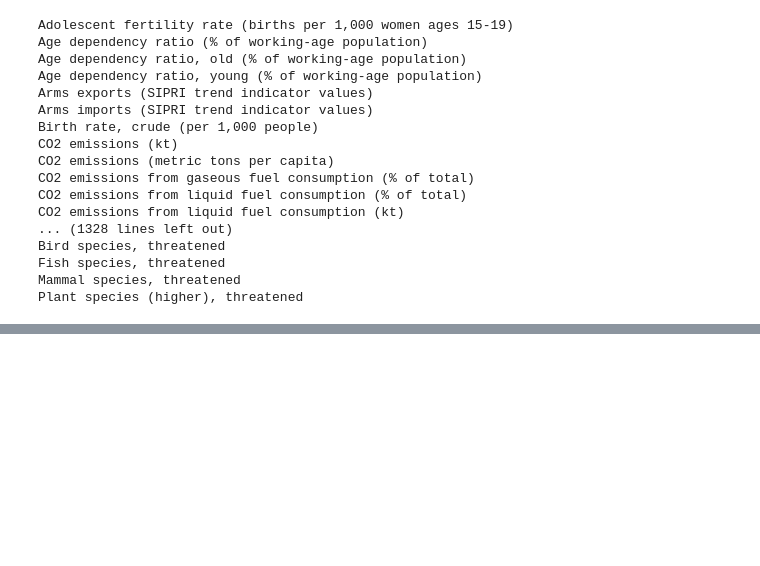
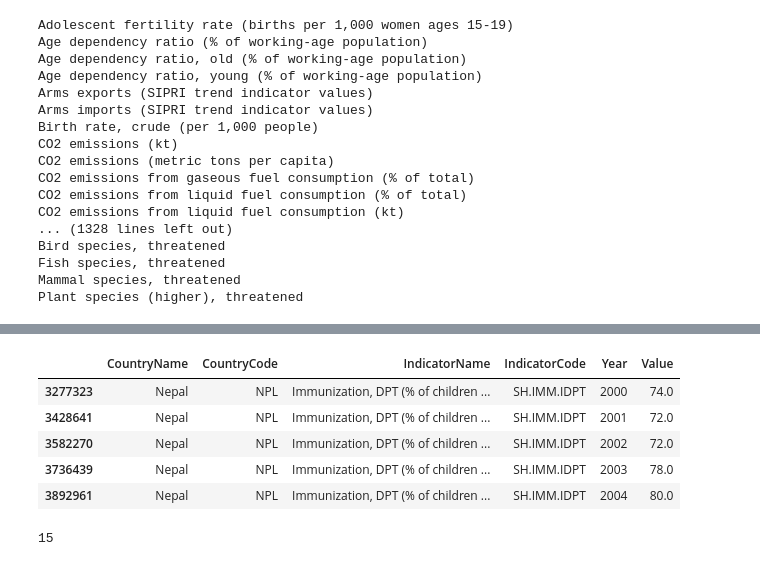
Before and after one commit to shiftypanda/python_data_science_course_san_diago_2019, a Jupyter notebook: week_6_mini_project_week/mini_project_notebook.ipynb, the cells around one changed output, grey strips where cells are left out. Saved outputs shown, nothing was run; the diff lists cells and outputs as text; code cells hidden in the pictures; blank space fills up the shorter version.

```diff
--- a/week_6_mini_project_week/mini_project_notebook.ipynb
+++ b/week_6_mini_project_week/mini_project_notebook.ipynb
@@ -163,0 +164,4 @@ plt.show()
+# %%
+# Create Filter to identify immunisation percentages
+indicatorFilter = ['Immunization, DPT (% of children ages 12-23 months)',]
+print(indicatorFilter)
@@ -163,0 +183,9 @@ plt.show()
+# %%
+# create a mesh to apply the country, indicator and years together
+filterMesh = (
+    (data['CountryName'] == countryFilter[0]) &  # make sure comparison == is in brackets as takes over from & comparitor
+    (data['IndicatorName'].isin(indicatorFilter)) &
+    (data['Year'].isin(yearsFilter))
+)
+
+# note to self make sure that comparison filter is in brackets as overwrist the ampersand
@@ -163,0 +215,9 @@ plt.show()
+# %%
+filteredData1.head()
+# %% [output]
+|  | CountryName | CountryCode | IndicatorName | IndicatorCode | Year | Value |
+| 3277323 | Nepal | NPL | Immunization, DPT (% of children ... | SH.IMM.IDPT | 2000 | 74.0 |
+| 3428641 | Nepal | NPL | Immunization, DPT (% of children ... | SH.IMM.IDPT | 2001 | 72.0 |
+| 3582270 | Nepal | NPL | Immunization, DPT (% of children ... | SH.IMM.IDPT | 2002 | 72.0 |
+| 3736439 | Nepal | NPL | Immunization, DPT (% of children ... | SH.IMM.IDPT | 2003 | 78.0 |
+| 3892961 | Nepal | NPL | Immunization, DPT (% of children ... | SH.IMM.IDPT | 2004 | 80.0 |
@@ -163,0 +228,4 @@ plt.show()
+# %%
+len(filteredData1)
+# %% [output]
+15
```
Also changed, not shown: parts of 23 cells of this notebook, 1 other file.
